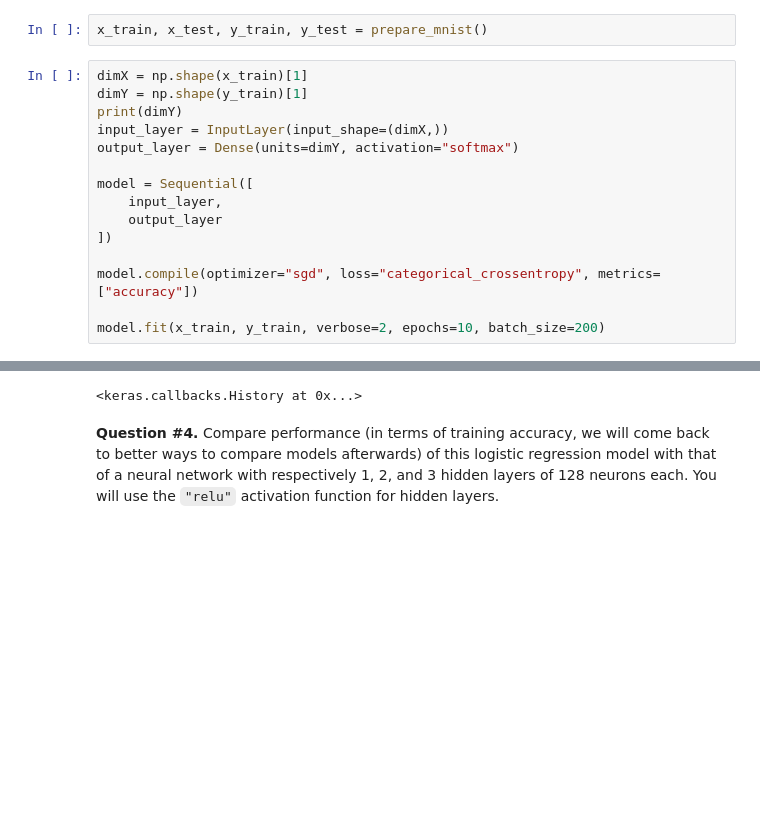
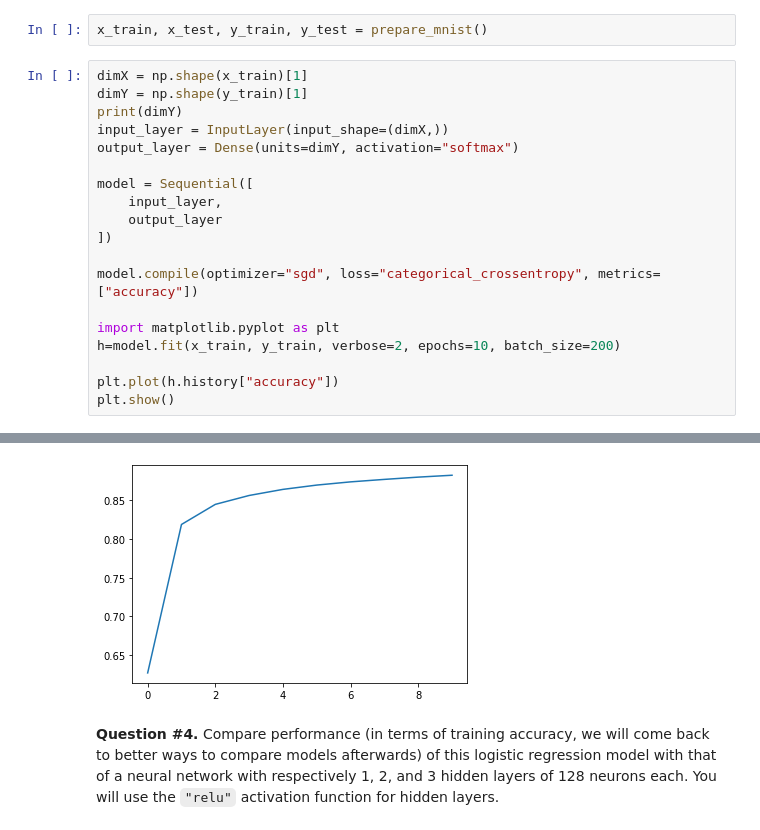
Before and after one commit to GuillaumeBgc/GuillaumeBeguec, a Jupyter notebook: MLP.ipynb, the cells around one changed output, grey strips where cells are left out. Saved outputs shown, nothing was run; the diff lists cells and outputs as text; blank space fills up the shorter version.

```diff
--- a/MLP.ipynb
+++ b/MLP.ipynb
@@ -158,7 +145,11 @@ model = Sequential([
 
 model.compile(optimizer="sgd", loss="categorical_crossentropy", metrics=["accuracy"])
 
-model.fit(x_train, y_train, verbose=2, epochs=10, batch_size=200)
+import matplotlib.pyplot as plt
+h=model.fit(x_train, y_train, verbose=2, epochs=10, batch_size=200)
+
+plt.plot(h.history["accuracy"])
+plt.show()
 # %% [output]
 10
 Epoch 1/10
@@ -180,4 +171,4 @@ Epoch 10/10
-<keras.callbacks.History at 0x...>
+[figure, added]
 # %% [markdown]
 **Question #4.** Compare performance (in terms of training accuracy, we will come back to better ways to compare models afterwards) of this logistic regression model with that of a neural network with respectively 1, 2, and 3 hidden layers of 128 neurons each.
 You will use the `"relu"` activation function for hidden layers.
```
Also changed, not shown: parts of 18 cells of this notebook.
